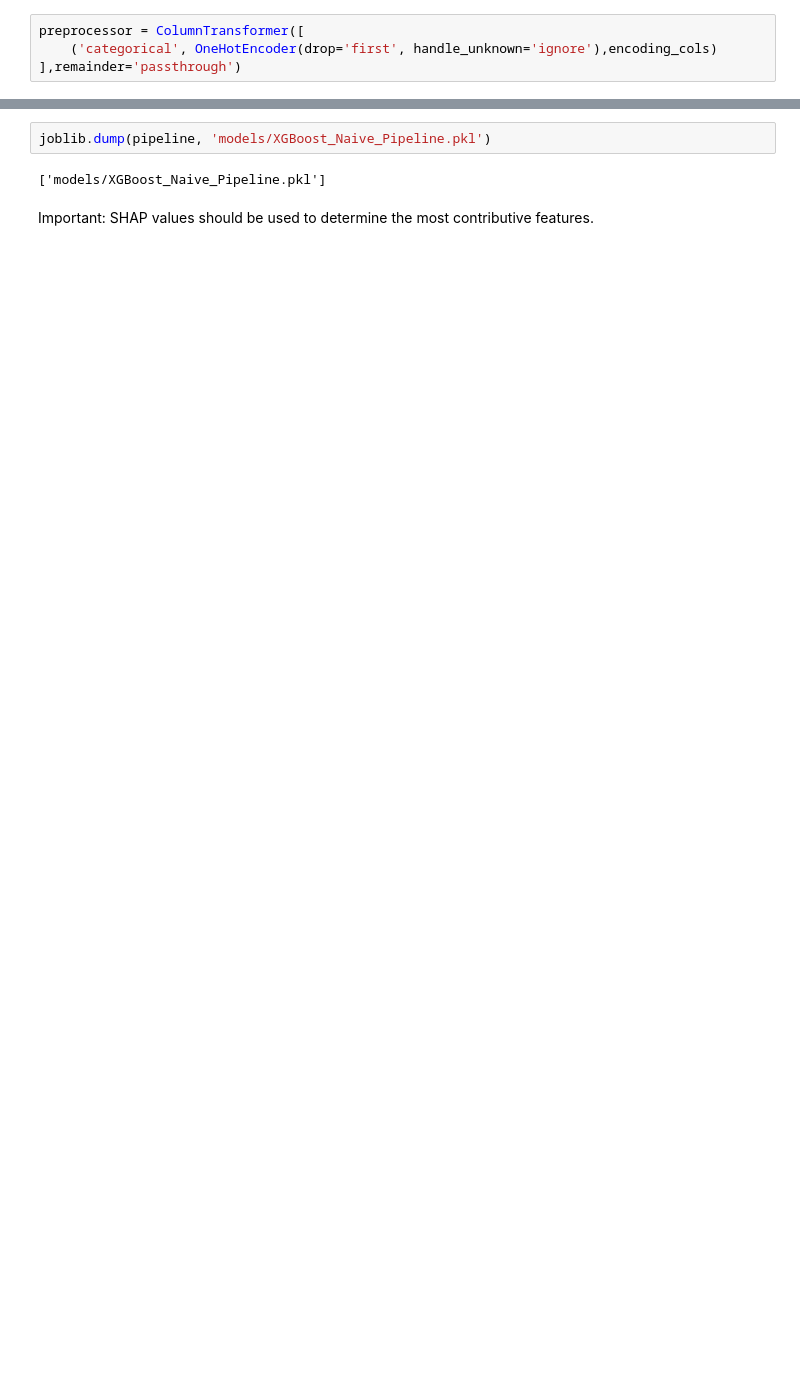
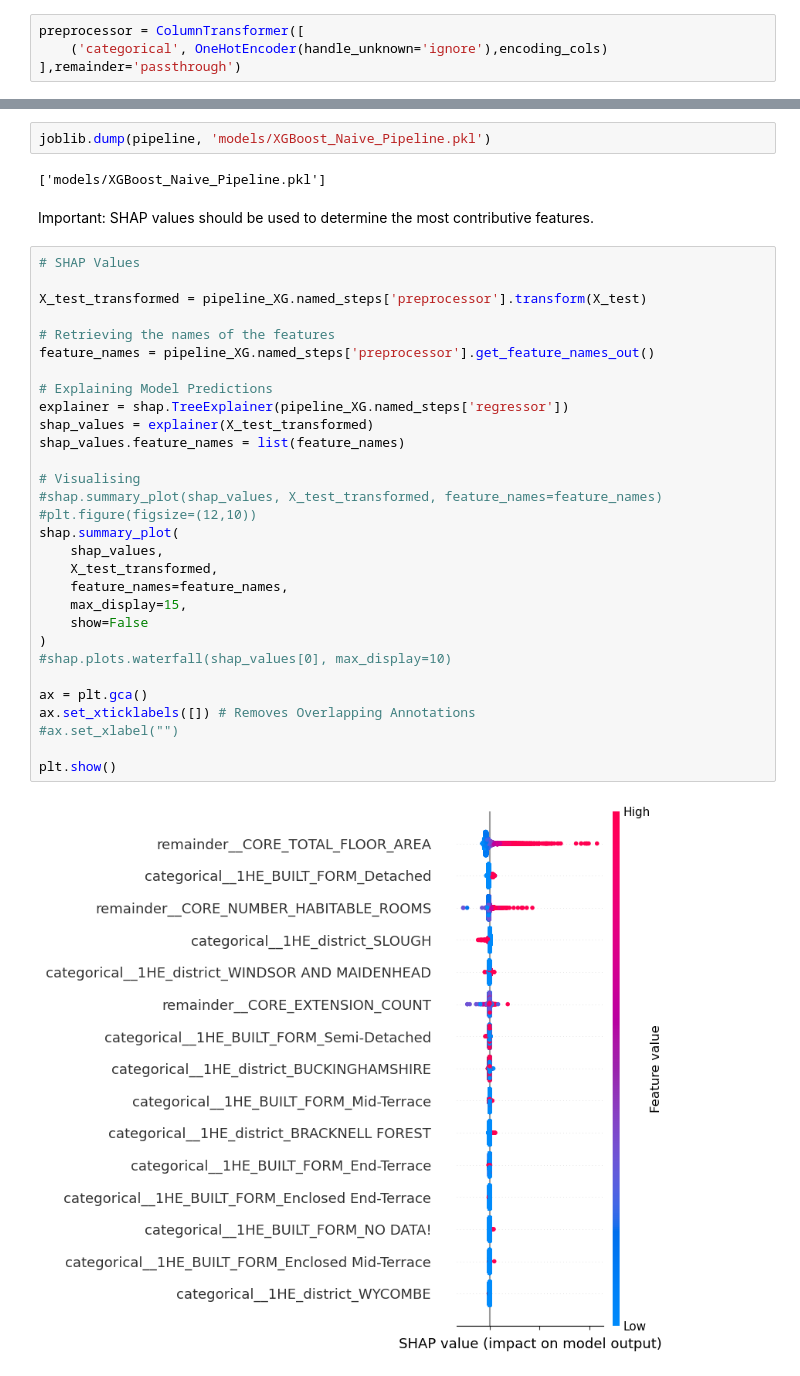
Before and after one commit to NiroshSuthagar/project-housing, a Jupyter notebook: 4.ML_models.ipynb, the cells around one changed output, grey strips where cells are left out. Drawn from its saved outputs; the diff is of its cells as text; blank space fills up the shorter version.

Commit message:
added SHAP metrics

```diff
--- a/4.ML_models.ipynb
+++ b/4.ML_models.ipynb
@@ -90,7 +105,7 @@ ENRICH_YEAR
 Name: count, dtype: int64
 # %%
 preprocessor = ColumnTransformer([
-    ('categorical', OneHotEncoder(drop='first', handle_unknown='ignore'),encoding_cols)
+    ('categorical', OneHotEncoder(handle_unknown='ignore'),encoding_cols)
 ],remainder='passthrough')
 # %%
 pipeline = Pipeline([
@@ -238,3 +243,35 @@ joblib.dump(pipeline, 'models/XGBoost_Naive_Pipeline.pkl')
 ['models/XGBoost_Naive_Pipeline.pkl']
 # %% [markdown]
 Important: SHAP values should be used to determine the most contributive features.
+# %%
+# SHAP Values
+
+X_test_transformed = pipeline_XG.named_steps['preprocessor'].transform(X_test)
+
+# Retrieving the names of the features
+feature_names = pipeline_XG.named_steps['preprocessor'].get_feature_names_out()
+
+# Explaining Model Predictions
+explainer = shap.TreeExplainer(pipeline_XG.named_steps['regressor'])
+shap_values = explainer(X_test_transformed)
+shap_values.feature_names = list(feature_names)
+
+# Visualising
+#shap.summary_plot(shap_values, X_test_transformed, feature_names=feature_names)
+#plt.figure(figsize=(12,10))
+shap.summary_plot(
+    shap_values,
+    X_test_transformed,
+    feature_names=feature_names,
+    max_display=15,
+    show=False
+)
+#shap.plots.waterfall(shap_values[0], max_display=10)
+
+ax = plt.gca()
+ax.set_xticklabels([]) # Removes Overlapping Annotations
+#ax.set_xlabel("")
+
+plt.show()
+# %% [output]
+[figure, added]
```
Also changed, not shown: parts of 11 cells of this notebook, 2 other files.
